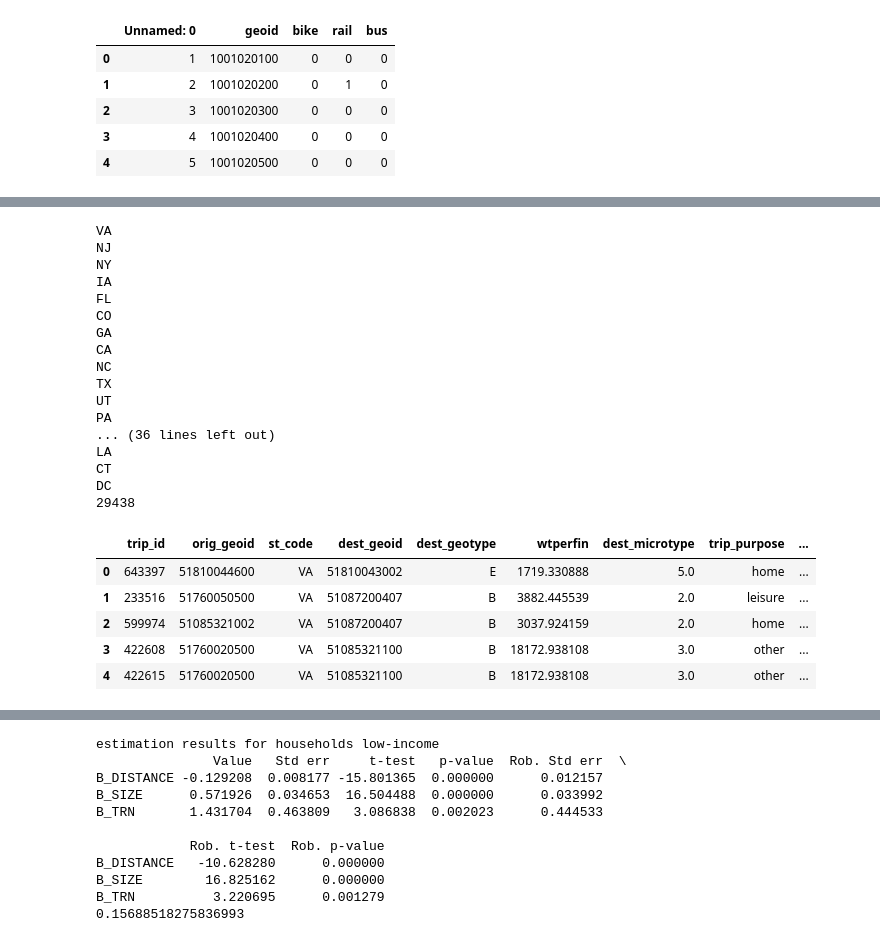
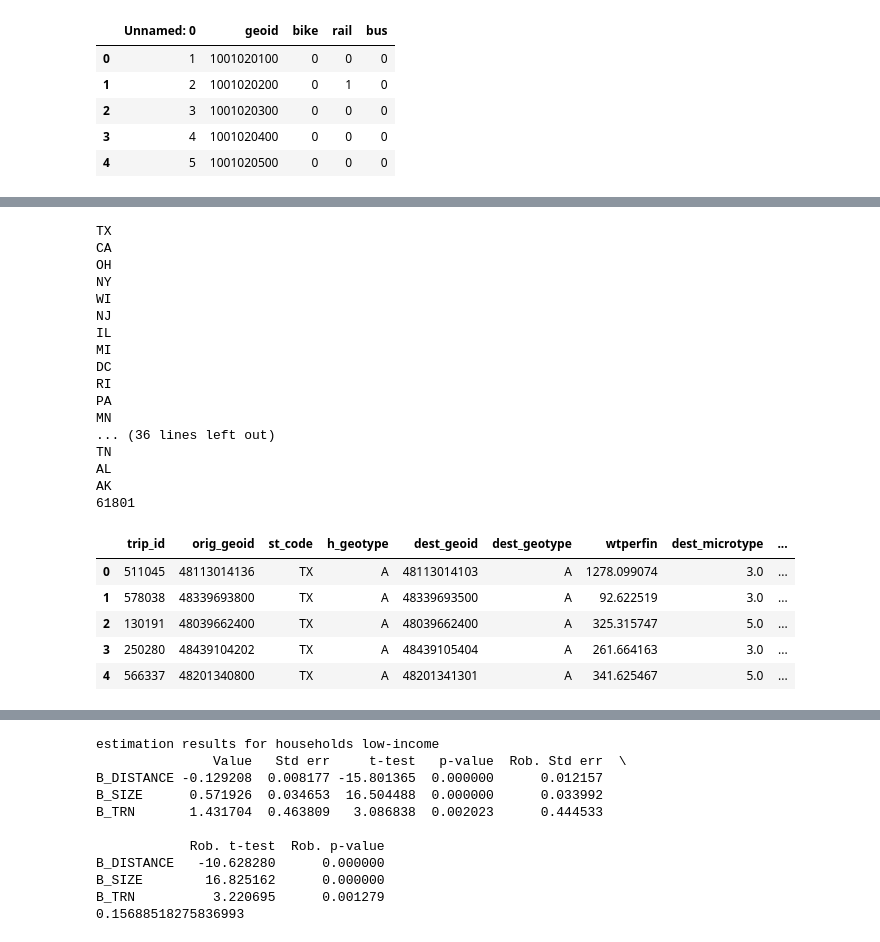
Before and after one commit to arielgatech/BILD_AQ_EV_VMT, a Jupyter notebook: scripts/input_generation/destination_choice_biogeme_multistates.ipynb, the cells around one changed output, grey strips where cells are left out. Saved outputs shown, nothing was run; the diff lists cells and outputs as text; code cells hidden in the pictures.

```diff
--- a/scripts/input_generation/destination_choice_biogeme_multistates.ipynb
+++ b/scripts/input_generation/destination_choice_biogeme_multistates.ipynb
@@ -135,54 +171,54 @@ chosen_data.head(5)
 chosen_data_out = None
 for st in seleted_states:
     print(st)
     chosen_data_by_state = \
     chosen_data.loc[chosen_data['st_code'] == st]
     dist_matrix_file = \
     'Network/' + st + '/travel_time_skim.csv'
     dist_matrix_long = read_csv(dist_matrix_file)
     dist_matrix_long[['origin', 'destination']] = \
     dist_matrix_long[['origin', 'destination']].astype(int)
 #     print(len(chosen_data_by_state))
     chosen_data_by_state = \
     pd.merge(chosen_data_by_state,
              dist_matrix_long,
              left_on = ['orig_geoid', 'dest_geoid'],
              right_on = ['origin', 'destination'],
              how = 'inner')
     chosen_data_by_state.loc[:,'chosen'] = 1
-    chosen_data_by_state = chosen_data_by_state[['trip_id', 'orig_geoid', 'st_code',
+    chosen_data_by_state = chosen_data_by_state[['trip_id', 'orig_geoid', 'st_code', 'h_geotype',
                                                  'dest_geoid', 'dest_geotype', 'wtperfin',
                                                  'dest_microtype',	'trip_purpose',
                                                  'populationGroupType',
                                                  'distance_mile', 'travel_time_h',
                                                  'chosen']]
     chosen_data_out = pd.concat([chosen_data_out, chosen_data_by_state])
 print(len(chosen_data_out))
 chosen_data_out.head(5)
 # %% [output]
-VA
+TX
+CA
+OH
+NY
+WI
 NJ
-NY
-IA
-FL
-CO
-GA
-CA
-NC
-TX
-UT
+IL
+MI
+DC
+RI
 PA
+MN
 ... (36 lines left out)
-LA
-CT
-DC
-29438
+TN
+AL
+AK
+61801
-|  | trip_id | orig_geoid | st_code | dest_geoid | dest_geotype | wtperfin | dest_microtype | trip_purpose | ... |
-| 0 | 643397 | 51810044600 | VA | 51810043002 | E | 1719.330888 | 5.0 | home | ... |
-| 1 | 233516 | 51760050500 | VA | 51087200407 | B | 3882.445539 | 2.0 | leisure | ... |
-| 2 | 599974 | 51085321002 | VA | 51087200407 | B | 3037.924159 | 2.0 | home | ... |
-| 3 | 422608 | 51760020500 | VA | 51085321100 | B | 18172.938108 | 3.0 | other | ... |
-| 4 | 422615 | 51760020500 | VA | 51085321100 | B | 18172.938108 | 3.0 | other | ... |
+|  | trip_id | orig_geoid | st_code | h_geotype | dest_geoid | dest_geotype | wtperfin | dest_microtype | ... |
+| 0 | 511045 | 48113014136 | TX | A | 48113014103 | A | 1278.099074 | 3.0 | ... |
+| 1 | 578038 | 48339693800 | TX | A | 48339693500 | A | 92.622519 | 3.0 | ... |
+| 2 | 130191 | 48039662400 | TX | A | 48039662400 | A | 325.315747 | 5.0 | ... |
+| 3 | 250280 | 48439104202 | TX | A | 48439105404 | A | 261.664163 | 3.0 | ... |
+| 4 | 566337 | 48201340800 | TX | A | 48201341301 | A | 341.625467 | 5.0 | ... |
 # %%
 plt.style.use('ggplot')
 chosen_data_out['distance_mile'].plot(kind="hist",
```
Also changed, not shown: parts of 12 cells of this notebook, 5 other files.
